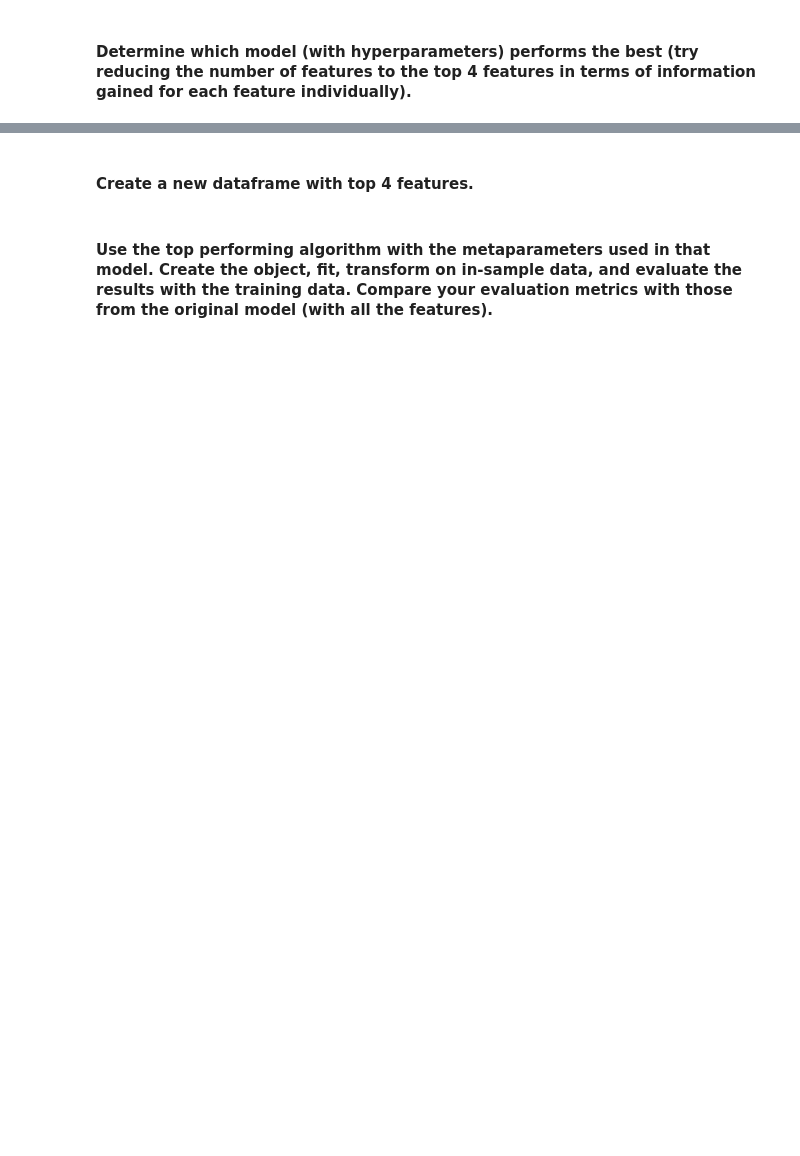
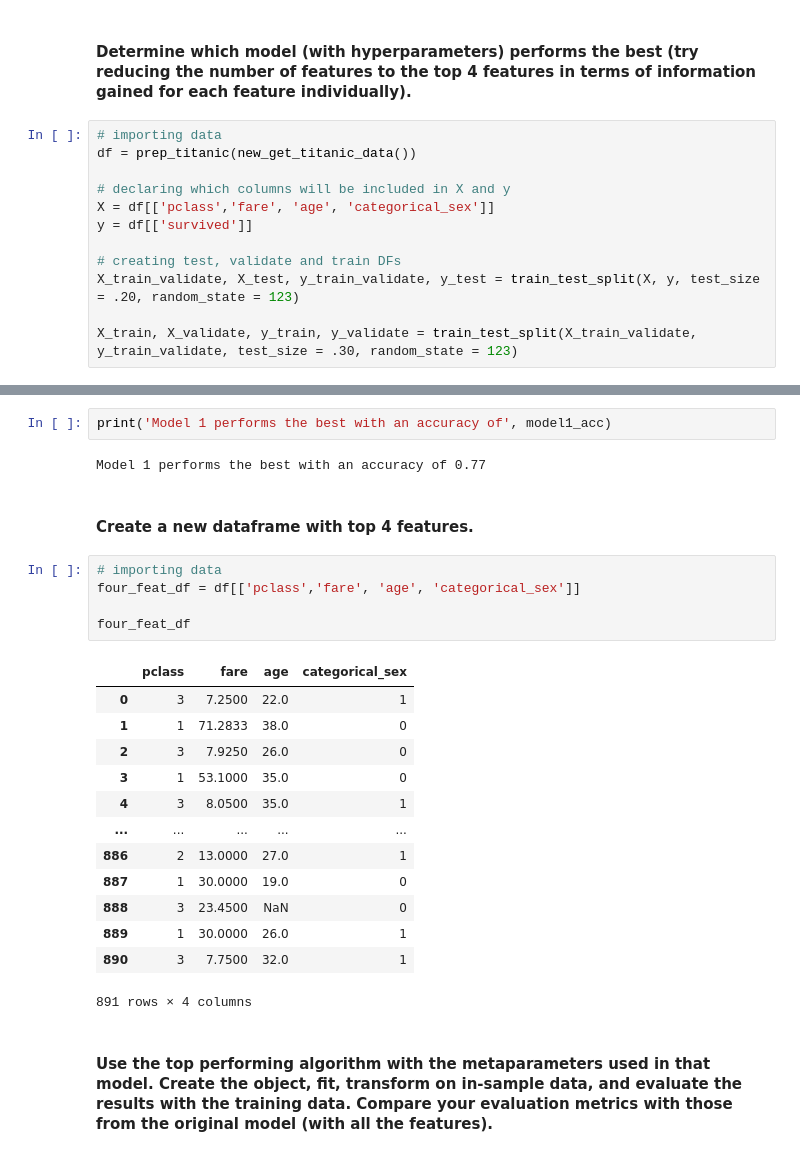
Before and after one commit to SamuelD-Data/classification-exercises, a Jupyter notebook: model.ipynb, the cells around one changed output, grey strips where cells are left out. Drawn from its saved outputs; the diff is of its cells as text; blank space fills up the shorter version.

```diff
--- a/model.ipynb
+++ b/model.ipynb
@@ -1500,2 +1498,14 @@ Model 1 has the highest recall because it had the lowest rate of false positives
 # %% [markdown]
 #### Determine which model (with hyperparameters) performs the best (try reducing the number of features to the top 4 features in terms of information gained for each feature individually).
+# %%
+# importing data
+df = prep_titanic(new_get_titanic_data())
+
+# declaring which columns will be included in X and y
+X = df[['pclass','fare', 'age', 'categorical_sex']]
+y = df[['survived']]
+
+# creating test, validate and train DFs
+X_train_validate, X_test, y_train_validate, y_test = train_test_split(X, y, test_size = .20, random_state = 123)
+
+X_train, X_validate, y_train, y_validate = train_test_split(X_train_validate, y_train_validate, test_size = .30, random_state = 123)
@@ -1502,4 +1575,27 @@ Model 1 has the highest recall because it had the lowest rate of false positives
+# %%
+print('Model 1 performs the best with an accuracy of', model1_acc)
+# %% [output]
+Model 1 performs the best with an accuracy of 0.77
 # %% [markdown]
 #### Create a new dataframe with top 4 features.
+# %%
+# importing data
+four_feat_df = df[['pclass','fare', 'age', 'categorical_sex']]
+
+four_feat_df
+# %% [output]
+|  | pclass | fare | age | categorical_sex |
+| 0 | 3 | 7.2500 | 22.0 | 1 |
+| 1 | 1 | 71.2833 | 38.0 | 0 |
+| 2 | 3 | 7.9250 | 26.0 | 0 |
+| 3 | 1 | 53.1000 | 35.0 | 0 |
+| 4 | 3 | 8.0500 | 35.0 | 1 |
+| ... | ... | ... | ... | ... |
+| 886 | 2 | 13.0000 | 27.0 | 1 |
+| 887 | 1 | 30.0000 | 19.0 | 0 |
+| 888 | 3 | 23.4500 | NaN | 0 |
+| 889 | 1 | 30.0000 | 26.0 | 1 |
+| 890 | 3 | 7.7500 | 32.0 | 1 |
+891 rows × 4 columns
 # %% [markdown]
 #### Use the top performing algorithm with the metaparameters used in that model. Create the object, fit, transform on in-sample data, and evaluate the results with the training data. Compare your evaluation metrics with those from the original model (with all the features).
```
Also changed, not shown: parts of 17 cells of this notebook.
